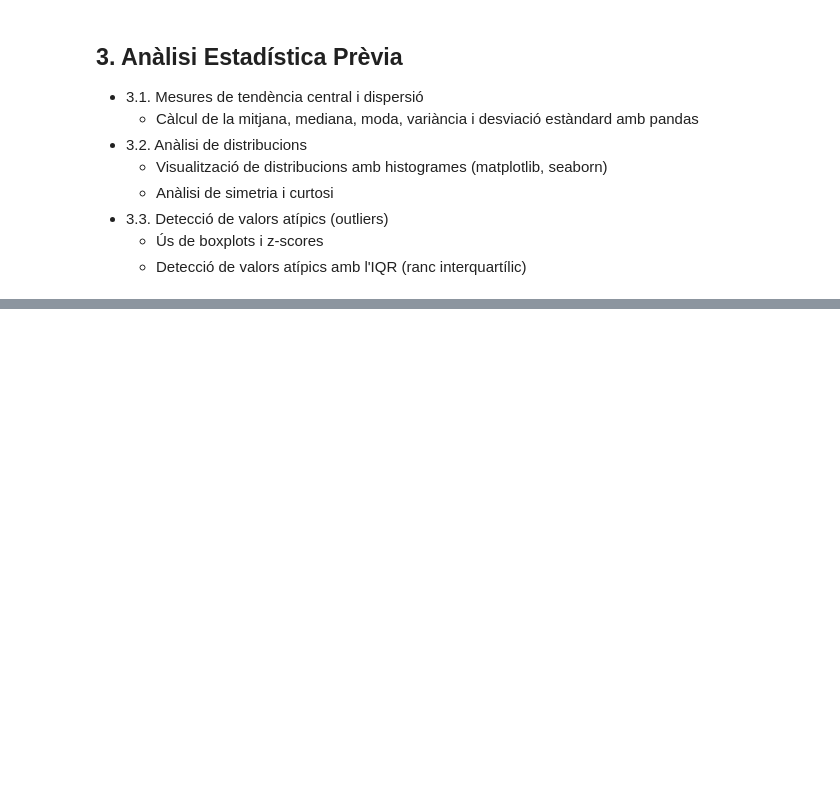
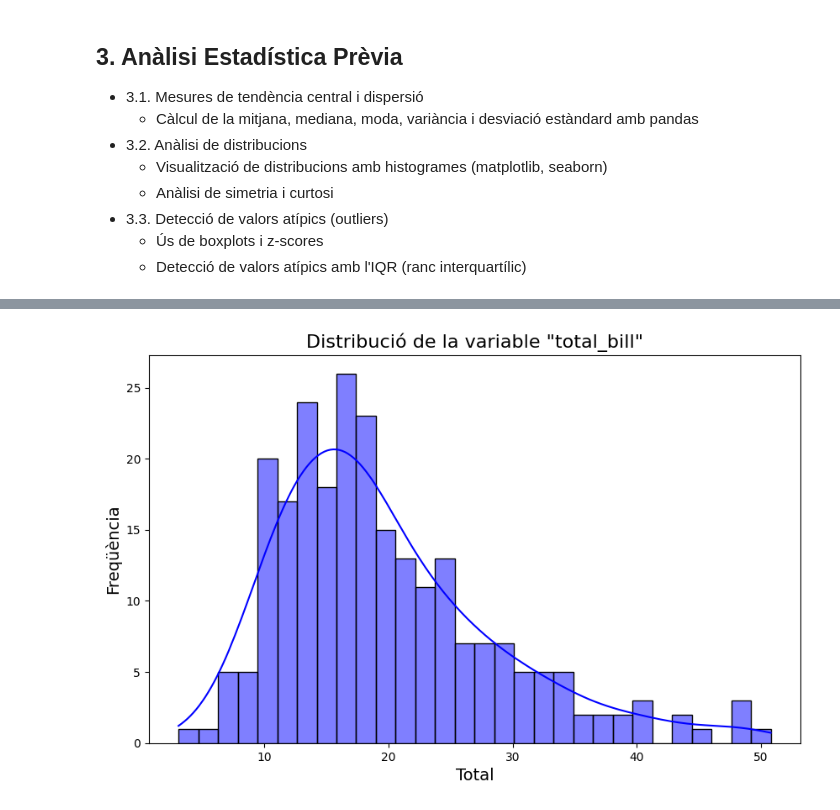
Before and after one commit to wisaaco/CURS_AdministracioAnaliticaAvan-adaDeDades, a Jupyter notebook: lessons/3_preparacio_dades.ipynb, the cells around one changed output, grey strips where cells are left out. Cells and saved outputs as stored; diff of their text form; code cells hidden in the pictures; blank space fills up the shorter version.

```diff
--- a/lessons/3_preparacio_dades.ipynb
+++ b/lessons/3_preparacio_dades.ipynb
@@ -1003,0 +1048,20 @@ print(df)
+# %%
+# Els histogrames son molt efficients per interpretat aquesta distribució
+
+import seaborn as sns
+import matplotlib.pyplot as plt
+
+tips = sns.load_dataset("tips") # Hi ha llibreríes que tenem datasets d'us didactic
+
+plt.figure(figsize=(10, 6))
+
+## HISTOGRAMA amb seabon
+sns.histplot(tips['total_bill'], kde=True, bins=30, color="blue")
+
+plt.title('Distribució de la variable "total_bill"', fontsize=16)
+plt.xlabel('Total', fontsize=14)
+plt.ylabel('Freqüència', fontsize=14)
+
+plt.show()
+# %% [output]
+[figure, added]
```
Also changed, not shown: parts of 17 cells of this notebook.
